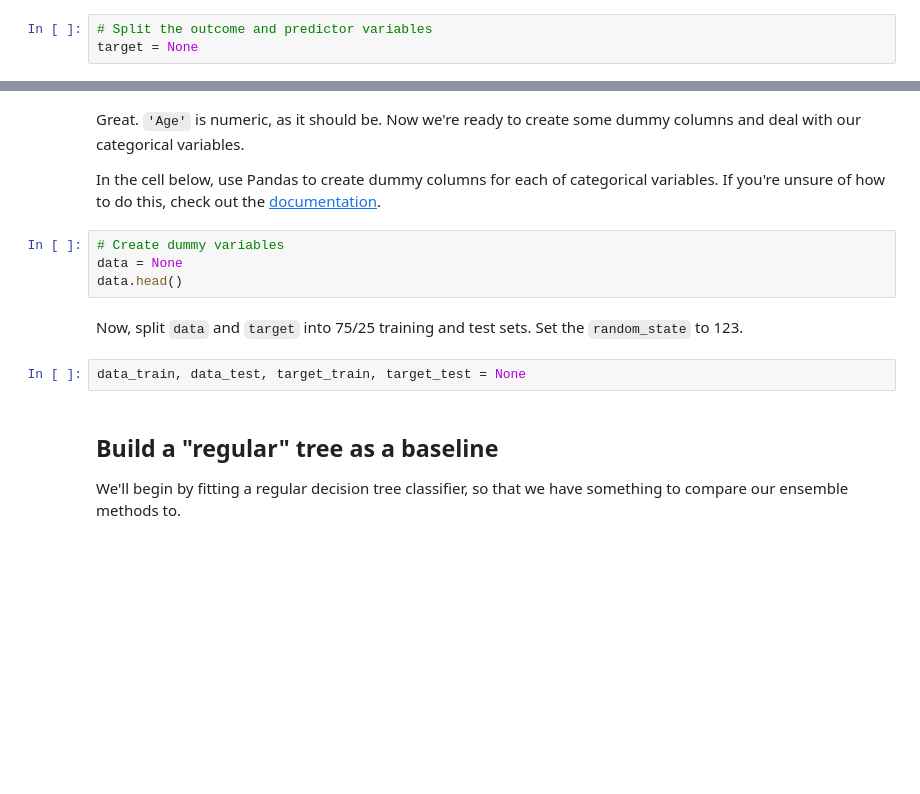
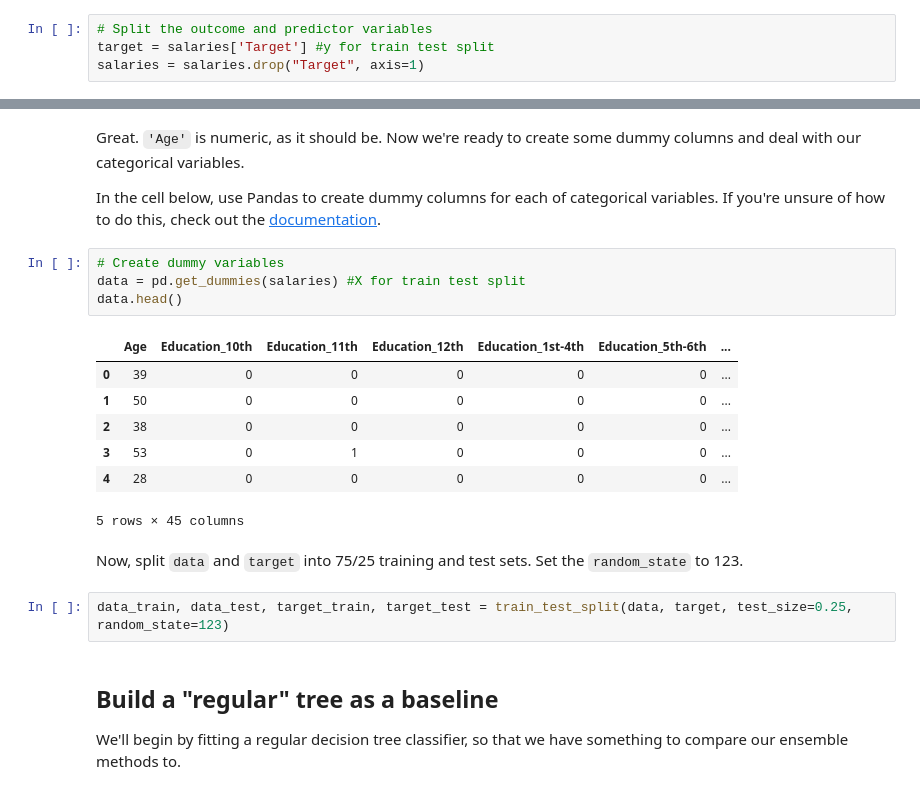
Before and after one commit to learn-co-curriculum/dsc-tree-ensembles-random-forests-lab, a Jupyter notebook: index.ipynb, the cells around one changed output, grey strips where cells are left out. Saved outputs shown, nothing was run; the diff lists cells and outputs as text; blank space fills up the shorter version.

```diff
--- a/index.ipynb
+++ b/index.ipynb
@@ -55,7 +63,8 @@ First, we'll need to store our `'Target'` column in a separate variable and drop
 Do this in the cell below.
 # %%
 # Split the outcome and predictor variables
-target = None
+target = salaries['Target'] #y for train test split
+salaries = salaries.drop("Target", axis=1)
 # %% [markdown]
 In the cell below, examine the data type of each column:
 # %%
@@ -66,12 +90,20 @@ Great. `'Age'` is numeric, as it should be. Now we're ready to create some dummy
 In the cell below, use Pandas to create dummy columns for each of categorical variables. If you're unsure of how to do this, check out the [documentation](https://pandas.pydata.org/pandas-docs/stable/generated/pandas.get_dummies.html).
 # %%
 # Create dummy variables
-data = None
+data = pd.get_dummies(salaries) #X for train test split
 data.head()
+# %% [output]
+|  | Age | Education_10th | Education_11th | Education_12th | Education_1st-4th | Education_5th-6th | ... |
+| 0 | 39 | 0 | 0 | 0 | 0 | 0 | ... |
+| 1 | 50 | 0 | 0 | 0 | 0 | 0 | ... |
+| 2 | 38 | 0 | 0 | 0 | 0 | 0 | ... |
+| 3 | 53 | 0 | 1 | 0 | 0 | 0 | ... |
+| 4 | 28 | 0 | 0 | 0 | 0 | 0 | ... |
+5 rows × 45 columns
 # %% [markdown]
 Now, split `data` and `target` into 75/25 training and test sets. Set the `random_state` to 123.
 # %%
-data_train, data_test, target_train, target_test = None
+data_train, data_test, target_train, target_test = train_test_split(data, target, test_size=0.25, random_state=123)
 # %% [markdown]
 ## Build a "regular" tree as a baseline
 
```
Also changed, not shown: parts of 20 cells of this notebook.
